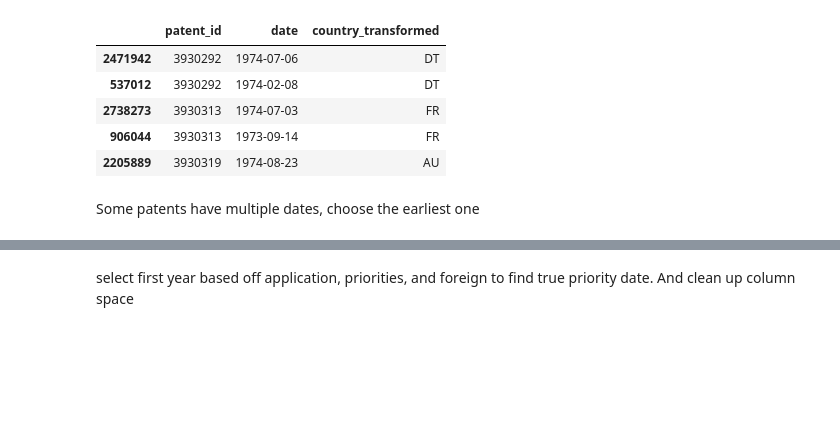
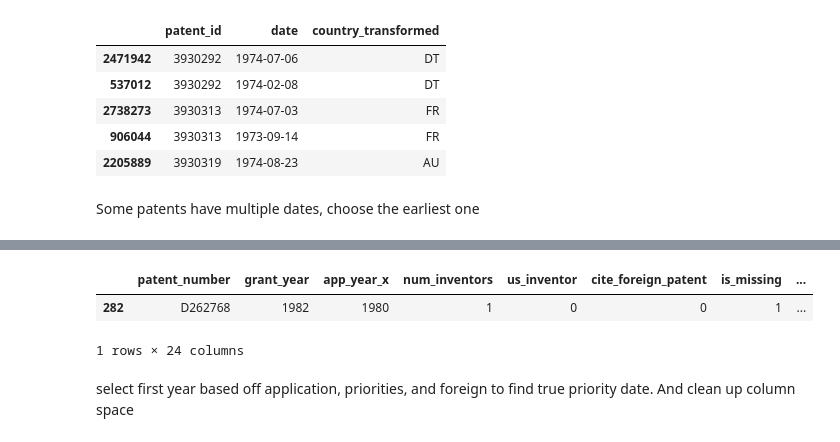
Before and after one commit to TieraLee/patents, a Jupyter notebook: Calculating true priority date.ipynb, the cells around one changed output, grey strips where cells are left out. Saved outputs shown, nothing was run; the diff lists cells and outputs as text; code cells hidden in the pictures; blank space fills up the shorter version.

```diff
--- a/Calculating true priority date.ipynb
+++ b/Calculating true priority date.ipynb
@@ -267,3 +283,9 @@ master.head()
+# %%
+master.loc[master.patent_number.str.match('D262768')]
+# %% [output]
+|  | patent_number | grant_year | app_year_x | num_inventors | us_inventor | cite_foreign_patent | is_missing | ... |
+| 282 | D262768 | 1982 | 1980 | 1 | 0 | 0 | 1 | ... |
+1 rows × 24 columns
 # %% [markdown]
 select first year based off application, priorities, and foreign to find true priority date. And clean up column space
 # %%
```
Also changed, not shown: parts of 14 cells of this notebook, 3 other files.
